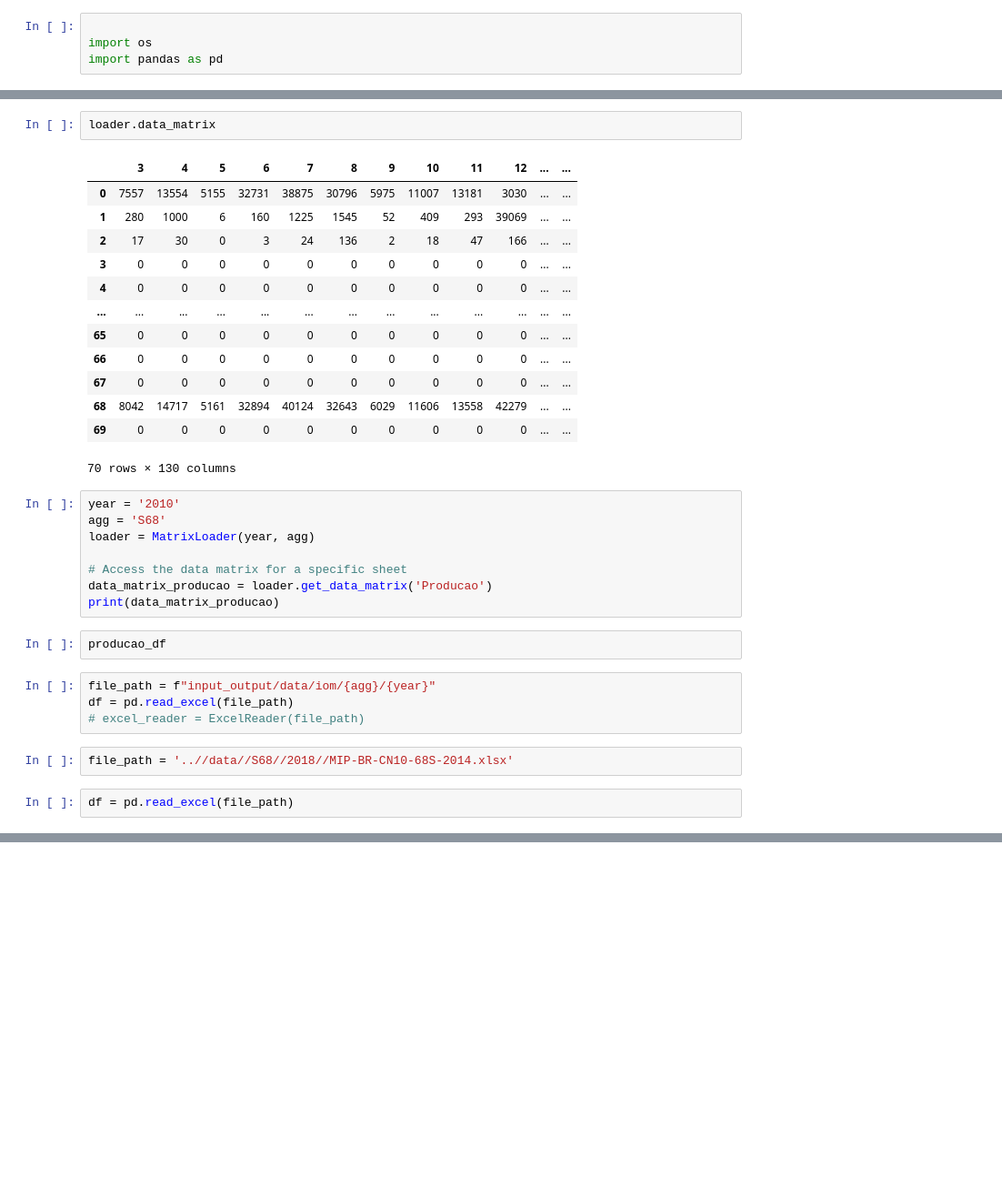
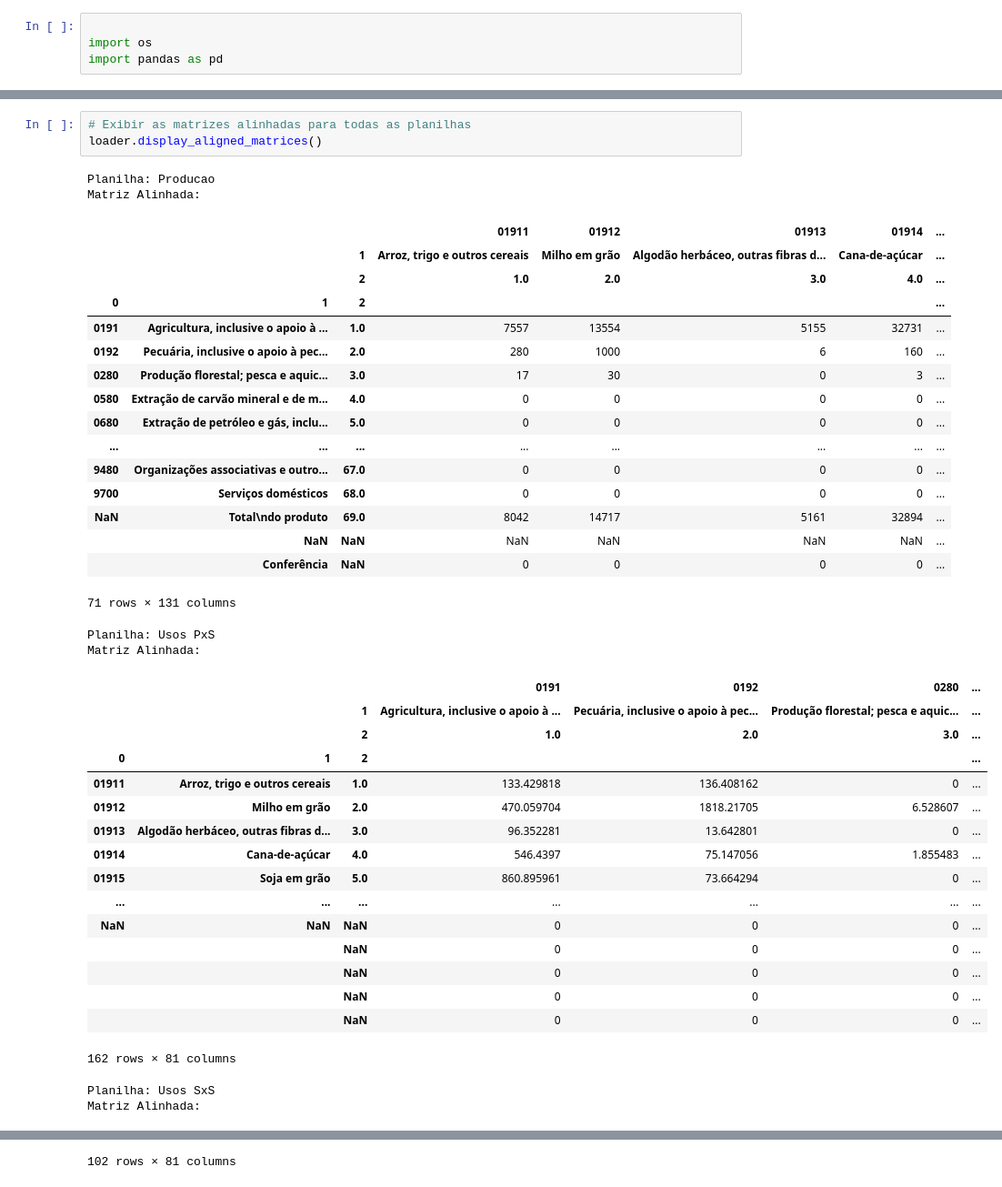
Before and after one commit to GuilhermeZiegler/input_output, a Jupyter notebook: input_output/read_matrix.ipynb, the cells around one changed output, grey strips where cells are left out. Shown at 91% size. Saved outputs shown, nothing was run; the diff lists cells and outputs as text; blank space fills up the shorter version.

```diff
--- a/input_output/read_matrix.ipynb
+++ b/input_output/read_matrix.ipynb
@@ -154,34 +167,42 @@ loader.column_indexes.shape
-# %%
-loader.data_matrix
-# %% [output]
-|  | 3 | 4 | 5 | 6 | 7 | 8 | 9 | 10 | 11 | 12 | ... | ... |
-| 0 | 7557 | 13554 | 5155 | 32731 | 38875 | 30796 | 5975 | 11007 | 13181 | 3030 | ... | ... |
-| 1 | 280 | 1000 | 6 | 160 | 1225 | 1545 | 52 | 409 | 293 | 39069 | ... | ... |
-| 2 | 17 | 30 | 0 | 3 | 24 | 136 | 2 | 18 | 47 | 166 | ... | ... |
-| 3 | 0 | 0 | 0 | 0 | 0 | 0 | 0 | 0 | 0 | 0 | ... | ... |
-| 4 | 0 | 0 | 0 | 0 | 0 | 0 | 0 | 0 | 0 | 0 | ... | ... |
-| ... | ... | ... | ... | ... | ... | ... | ... | ... | ... | ... | ... | ... |
-| 65 | 0 | 0 | 0 | 0 | 0 | 0 | 0 | 0 | 0 | 0 | ... | ... |
-| 66 | 0 | 0 | 0 | 0 | 0 | 0 | 0 | 0 | 0 | 0 | ... | ... |
-| 67 | 0 | 0 | 0 | 0 | 0 | 0 | 0 | 0 | 0 | 0 | ... | ... |
-| 68 | 8042 | 14717 | 5161 | 32894 | 40124 | 32643 | 6029 | 11606 | 13558 | 42279 | ... | ... |
-| 69 | 0 | 0 | 0 | 0 | 0 | 0 | 0 | 0 | 0 | 0 | ... | ... |
-70 rows × 130 columns
-# %%
-year = '2010'
-agg = 'S68'
-loader = MatrixLoader(year, agg)
-
-# Access the data matrix for a specific sheet
-data_matrix_producao = loader.get_data_matrix('Producao')
-print(data_matrix_producao)
-# %%
-producao_df
-# %%
-file_path = f"input_output/data/iom/{agg}/{year}"
-df = pd.read_excel(file_path)
-# excel_reader = ExcelReader(file_path)
-# %%
-file_path = '..//data//S68//2018//MIP-BR-CN10-68S-2014.xlsx'
-# %%
-df = pd.read_excel(file_path)
+# %%
+# Exibir as matrizes alinhadas para todas as planilhas
+loader.display_aligned_matrices()
+# %% [output]
+Planilha: Producao
+Matriz Alinhada:
+|  |  |  | 01911 | 01912 | 01913 | 01914 | ... |
+|  |  | 1 | Arroz, trigo e outros cereais | Milho em grão | Algodão herbáceo, outras fibras d... | Cana-de-açúcar | ... |
+|  |  | 2 | 1.0 | 2.0 | 3.0 | 4.0 | ... |
+| 0 | 1 | 2 |  |  |  |  | ... |
+| 0191 | Agricultura, inclusive o apoio à ... | 1.0 | 7557 | 13554 | 5155 | 32731 | ... |
+| 0192 | Pecuária, inclusive o apoio à pec... | 2.0 | 280 | 1000 | 6 | 160 | ... |
+| 0280 | Produção florestal; pesca e aquic... | 3.0 | 17 | 30 | 0 | 3 | ... |
+| 0580 | Extração de carvão mineral e de m... | 4.0 | 0 | 0 | 0 | 0 | ... |
+| 0680 | Extração de petróleo e gás, inclu... | 5.0 | 0 | 0 | 0 | 0 | ... |
+| ... | ... | ... | ... | ... | ... | ... | ... |
+| 9480 | Organizações associativas e outro... | 67.0 | 0 | 0 | 0 | 0 | ... |
+| 9700 | Serviços domésticos | 68.0 | 0 | 0 | 0 | 0 | ... |
+| NaN | Total\ndo produto | 69.0 | 8042 | 14717 | 5161 | 32894 | ... |
+|  | NaN | NaN | NaN | NaN | NaN | NaN | ... |
+|  | Conferência | NaN | 0 | 0 | 0 | 0 | ... |
+71 rows × 131 columns
+Planilha: Usos PxS
+Matriz Alinhada:
+|  |  |  | 0191 | 0192 | 0280 | ... |
+|  |  | 1 | Agricultura, inclusive o apoio à ... | Pecuária, inclusive o apoio à pec... | Produção florestal; pesca e aquic... | ... |
+|  |  | 2 | 1.0 | 2.0 | 3.0 | ... |
+| 0 | 1 | 2 |  |  |  | ... |
+| 01911 | Arroz, trigo e outros cereais | 1.0 | 133.429818 | 136.408162 | 0 | ... |
+| 01912 | Milho em grão | 2.0 | 470.059704 | 1818.21705 | 6.528607 | ... |
+| 01913 | Algodão herbáceo, outras fibras d... | 3.0 | 96.352281 | 13.642801 | 0 | ... |
+| 01914 | Cana-de-açúcar | 4.0 | 546.4397 | 75.147056 | 1.855483 | ... |
+| 01915 | Soja em grão | 5.0 | 860.895961 | 73.664294 | 0 | ... |
+| ... | ... | ... | ... | ... | ... | ... |
+| NaN | NaN | NaN | 0 | 0 | 0 | ... |
+|  |  | NaN | 0 | 0 | 0 | ... |
+|  |  | NaN | 0 | 0 | 0 | ... |
+|  |  | NaN | 0 | 0 | 0 | ... |
+|  |  | NaN | 0 | 0 | 0 | ... |
+162 rows × 81 columns
+Planilha: Usos SxS
+Matriz Alinhada:
@@ -187,0 +224 @@ df = pd.read_excel(file_path)
+102 rows × 81 columns
```
Also changed, not shown: parts of 4 cells of this notebook.
